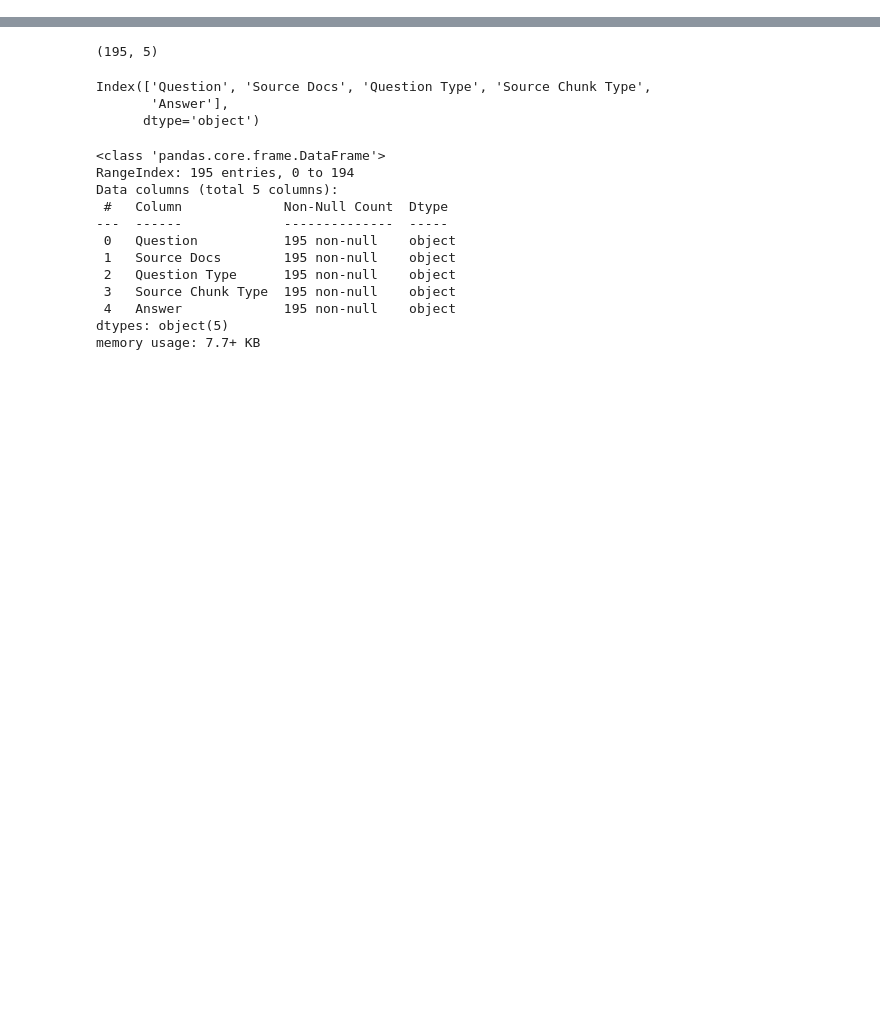
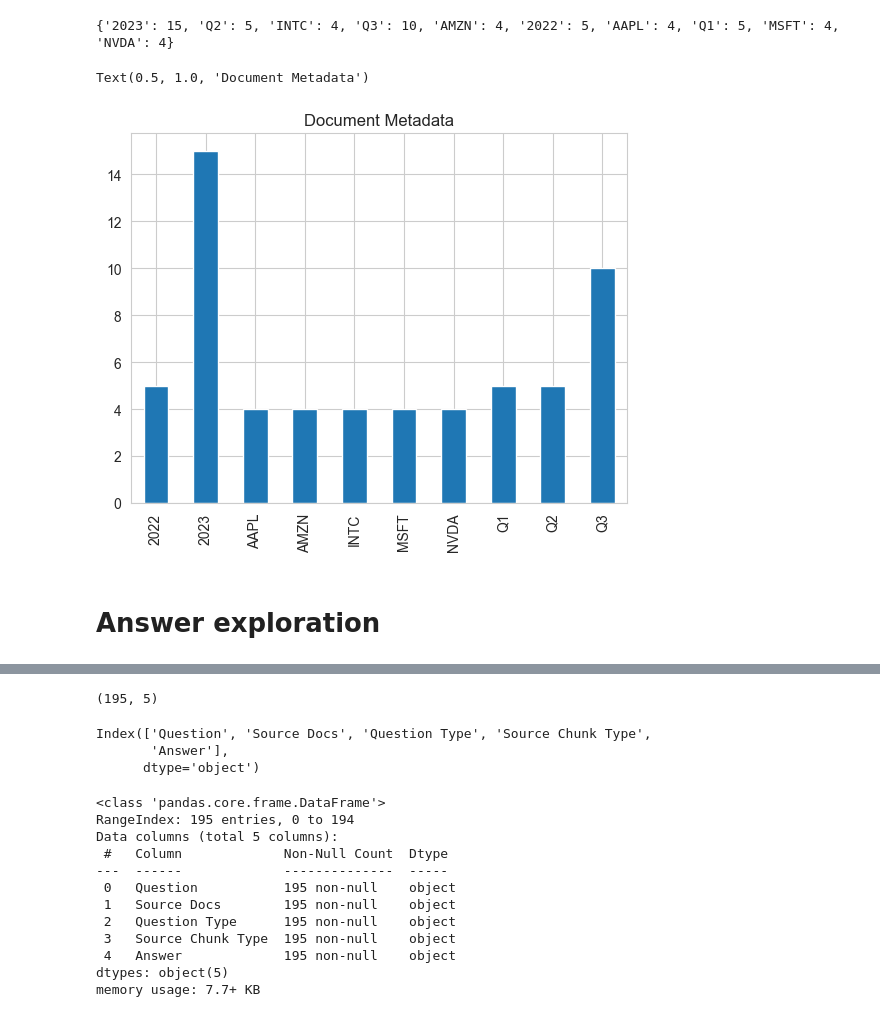
Before and after one commit to devinsuy/Enterprise-RAG, a Jupyter notebook: notebooks/EDA_SEC.ipynb, the cells around one changed output, grey strips where cells are left out. Saved outputs shown, nothing was run; the diff lists cells and outputs as text; code cells hidden in the pictures; blank space fills up the shorter version.

```diff
--- a/notebooks/EDA_SEC.ipynb
+++ b/notebooks/EDA_SEC.ipynb
@@ -6,3 +14,42 @@ import numpy as np
+# %%
+def find_files(directories, file_type='.txt'):
+    files = []
+    for directory in directories:
+        for root, _, files in os.walk(directory):
+            for file in files:
+                if file.endswith(file_type):
+                    files.append(os.path.join(root, file))
+    return files
+# %%
+def get_doc_metadata(docs, file_type='.txt'):
+    doc_metadata = {}
+    for doc in docs:
+        doc = doc.replace(file_type, '')
+        for word in doc.split():
+            if word not in doc_metadata:
+                doc_metadata[word] = 1
+            else:
+                doc_metadata[word] += 1
+    return doc_metadata
+# %%
+docs = find_files(data_directories)
+# %%
+print(get_doc_metadata(docs, file_type='.pdf'))
+# %% [output]
+{'2023': 15, 'Q2': 5, 'INTC': 4, 'Q3': 10, 'AMZN': 4, '2022': 5, 'AAPL': 4, 'Q1': 5, 'MSFT': 4, 'NVDA': 4}
+# %%
+d = get_doc_metadata(docs, file_type='.pdf')
+series_docs = pd.Series(d, name='Attribute')
+# %%
+# df_docs.hist(bins=df_docs.unique().shape[0])
+series_docs.sort_index(ascending=True, inplace=True)
+series_docs.plot.bar()
+plt.title('Document Metadata')
+# %% [output]
+Text(0.5, 1.0, 'Document Metadata')
+[figure, added]
+# %% [markdown]
+# Answer exploration
 # %%
 df_llm = pd.read_csv('../SEC/sec-10-q/data/raw_questions/questions_with_LLM_answers.csv')
 df_qa = pd.read_csv('../SEC/sec-10-q/data/v1/qna_data.csv')
```
Also changed, not shown: parts of 12 cells of this notebook.
